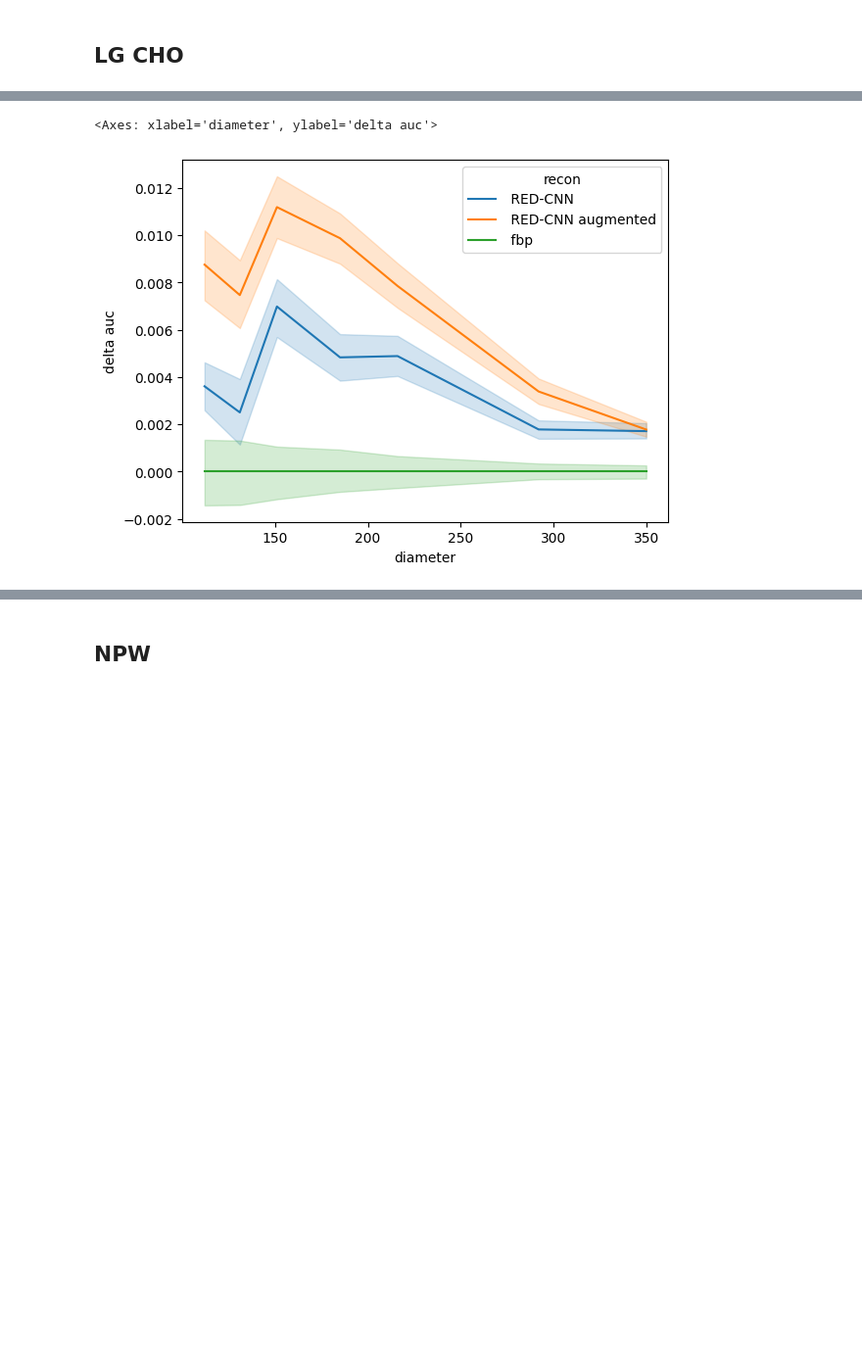
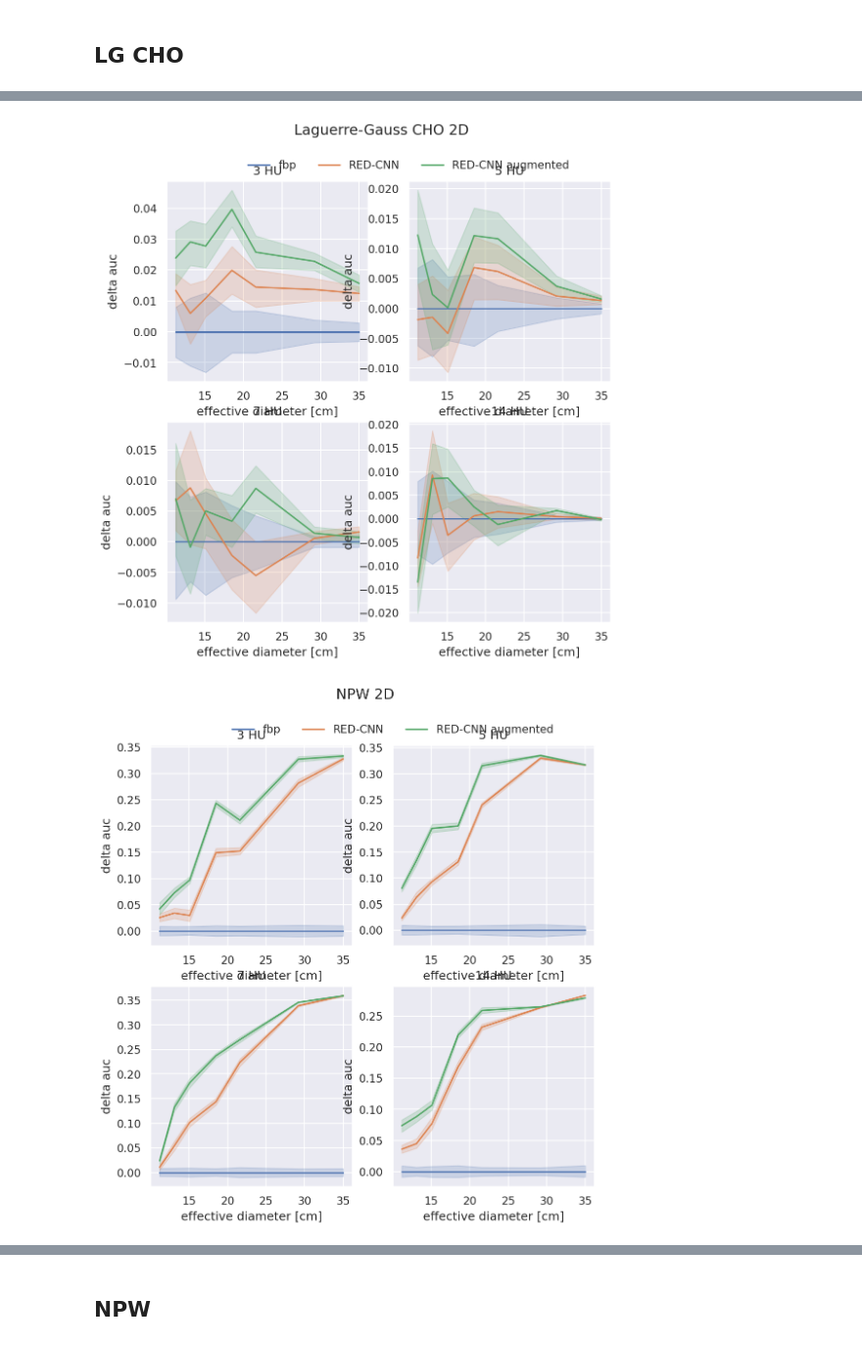
Before and after one commit to brandonjnelsonFDA/pediatric-CT-noise-texture-augmentation, a Jupyter notebook: notebooks/02 Evaluation Results/task performance.ipynb, the cells around one changed output, grey strips where cells are left out. Shown at 98% size. Cells and saved outputs as stored; diff of their text form; code cells hidden in the pictures; blank space fills up the shorter version.

```diff
--- a/notebooks/02 Evaluation Results/task performance.ipynb
+++ b/notebooks/02 Evaluation Results/task performance.ipynb
@@ -30,3 +67,3 @@ def calculate_task_improvement(results, measure='auc'):
 # %%
-df['delta auc'] = calculate_task_improvement(df)['delta auc']
-df
+if 'delta auc' not in results:
+    results['delta auc'] = calculate_task_improvement(results)['delta auc']
@@ -61,0 +134,18 @@ sns.lineplot(data=df[(df['observer']=='Laguerre-Gauss CHO 2D') &
+# %%
+f, axs = plt.subplots(2,2, figsize=(6,6), dpi=150, sharex=True, sharey=True)
+axs = axs.flatten()
+for idx, hu in enumerate([3, 5, 7, 14]):
+    legend = True if idx < 1 else False
+    sns.lineplot(data=results[(results['effective diameter [cm]']!=200) &
+                              (results['Dose [%]']==25) &
+                              (results['contrast [HU]'] == hu)],
+                 x='effective diameter [cm]',
+                 y='auc',
+                 hue='recon',
+                 hue_order=recon_order, ax=axs[idx], style='observer', legend=legend)
+    axs[idx].set_title(f'{hu} HU')
+sns.move_legend(
+    axs[0], "lower center",
+    bbox_to_anchor=(1.05, 1.05), ncol=2, frameon=False, title=None,
+)
+f.savefig(f'task_performance.png', dpi=600, bbox_inches='tight')
@@ -62,6 +154,24 @@ sns.lineplot(data=df[(df['observer']=='Laguerre-Gauss CHO 2D') &
 # %%
-sns.lineplot(data=df[(df['observer']=='Laguerre-Gauss CHO 2D') &
-                     (df['diameter']!=200)], x='diameter', y='delta auc', hue='recon')
+for observer in [o for o in results.observer.unique() if isinstance(o, str)]:
+    f, axs = plt.subplots(2,2, figsize=(8,8), dpi=150)
+    axs = axs.flatten()
+    for idx, hu in enumerate([3, 5, 7, 14]):
+        legend = True if idx < 1 else False
+        sns.lineplot(data=results[(results['observer']==f'{observer}') &
+                                  (results['effective diameter [cm]']!=200) &
+                                  (results['Dose [%]']==25) &
+                                  (results['contrast [HU]'] == hu)],
+                     x='effective diameter [cm]',
+                     y='delta auc',
+                     hue='recon',
+                     hue_order=recon_order, ax=axs[idx], legend=legend)
+        axs[idx].set_title(f'{hu} HU')
+    f.suptitle(f'{observer}')
+    sns.move_legend(
+        axs[0], "lower center",
+        bbox_to_anchor=(1.2, 1), ncol=3, frameon=False, title=None,
+    )
+    f.show()
 # %% [output]
-<Axes: xlabel='diameter', ylabel='delta auc'>
-[figure, old version]
+[figure, new version]
+[figure, added]
```
Also changed, not shown: parts of 57 cells of this notebook, 17 other files.
